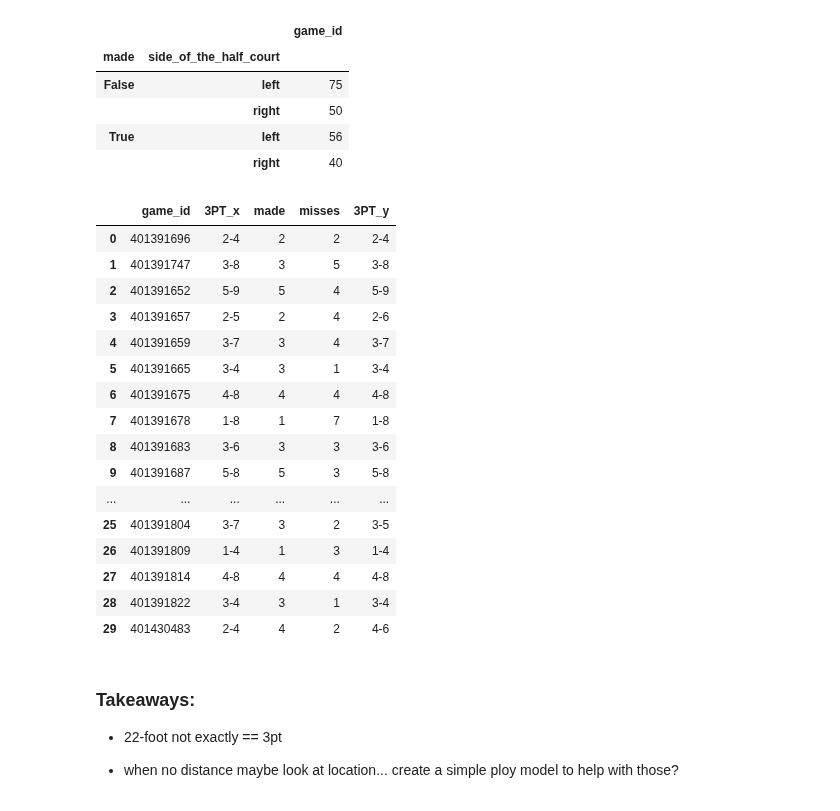
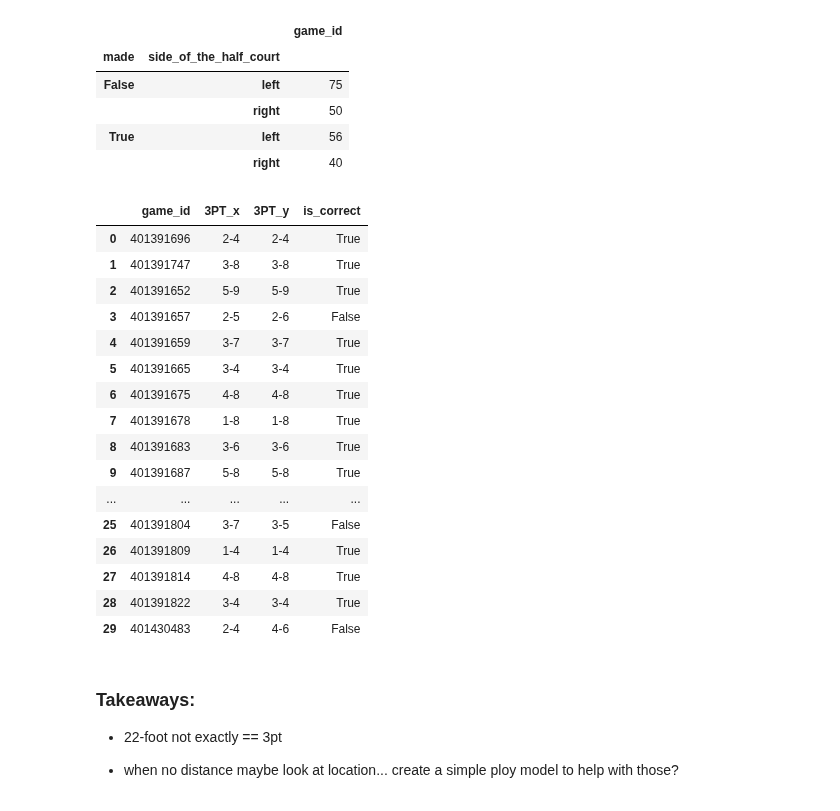
Before and after one commit to dpasse/monte, a Jupyter notebook: workspace/wncaa/shot_charts.ipynb, the cells around one changed output. Saved outputs shown, nothing was run; the diff lists cells and outputs as text; code cells hidden in the pictures.

Commit message:
validation

```diff
--- a/workspace/wncaa/shot_charts.ipynb
+++ b/workspace/wncaa/shot_charts.ipynb
@@ -287,30 +287,34 @@ def format_3pt(row):
 
 df_totals['3PT'] = df_totals.apply(format_3pt, axis=1)
 # %%
-pd.merge(
+validation = pd.merge(
     df_boxscores.loc[df_boxscores.id == 3065570, ['game_id', '3PT']],
     df_totals,
     how="left",
     on='game_id'
-)
+)[['game_id', '3PT_x', '3PT_y']]
+
+validation['is_correct'] = validation['3PT_x'] == validation['3PT_y']
+
+validation
 # %% [output]
-|  | game_id | 3PT_x | made | misses | 3PT_y |
-| 0 | 401391696 | 2-4 | 2 | 2 | 2-4 |
-| 1 | 401391747 | 3-8 | 3 | 5 | 3-8 |
-| 2 | 401391652 | 5-9 | 5 | 4 | 5-9 |
-| 3 | 401391657 | 2-5 | 2 | 4 | 2-6 |
-| 4 | 401391659 | 3-7 | 3 | 4 | 3-7 |
-| 5 | 401391665 | 3-4 | 3 | 1 | 3-4 |
-| 6 | 401391675 | 4-8 | 4 | 4 | 4-8 |
-| 7 | 401391678 | 1-8 | 1 | 7 | 1-8 |
-| 8 | 401391683 | 3-6 | 3 | 3 | 3-6 |
-| 9 | 401391687 | 5-8 | 5 | 3 | 5-8 |
-| ... | ... | ... | ... | ... | ... |
-| 25 | 401391804 | 3-7 | 3 | 2 | 3-5 |
-| 26 | 401391809 | 1-4 | 1 | 3 | 1-4 |
-| 27 | 401391814 | 4-8 | 4 | 4 | 4-8 |
-| 28 | 401391822 | 3-4 | 3 | 1 | 3-4 |
-| 29 | 401430483 | 2-4 | 4 | 2 | 4-6 |
+|  | game_id | 3PT_x | 3PT_y | is_correct |
+| 0 | 401391696 | 2-4 | 2-4 | True |
+| 1 | 401391747 | 3-8 | 3-8 | True |
+| 2 | 401391652 | 5-9 | 5-9 | True |
+| 3 | 401391657 | 2-5 | 2-6 | False |
+| 4 | 401391659 | 3-7 | 3-7 | True |
+| 5 | 401391665 | 3-4 | 3-4 | True |
+| 6 | 401391675 | 4-8 | 4-8 | True |
+| 7 | 401391678 | 1-8 | 1-8 | True |
+| 8 | 401391683 | 3-6 | 3-6 | True |
+| 9 | 401391687 | 5-8 | 5-8 | True |
+| ... | ... | ... | ... | ... |
+| 25 | 401391804 | 3-7 | 3-5 | False |
+| 26 | 401391809 | 1-4 | 1-4 | True |
+| 27 | 401391814 | 4-8 | 4-8 | True |
+| 28 | 401391822 | 3-4 | 3-4 | True |
+| 29 | 401430483 | 2-4 | 4-6 | False |
 # %% [markdown]
 ### Takeaways:
   - 22-foot not exactly == 3pt
```
